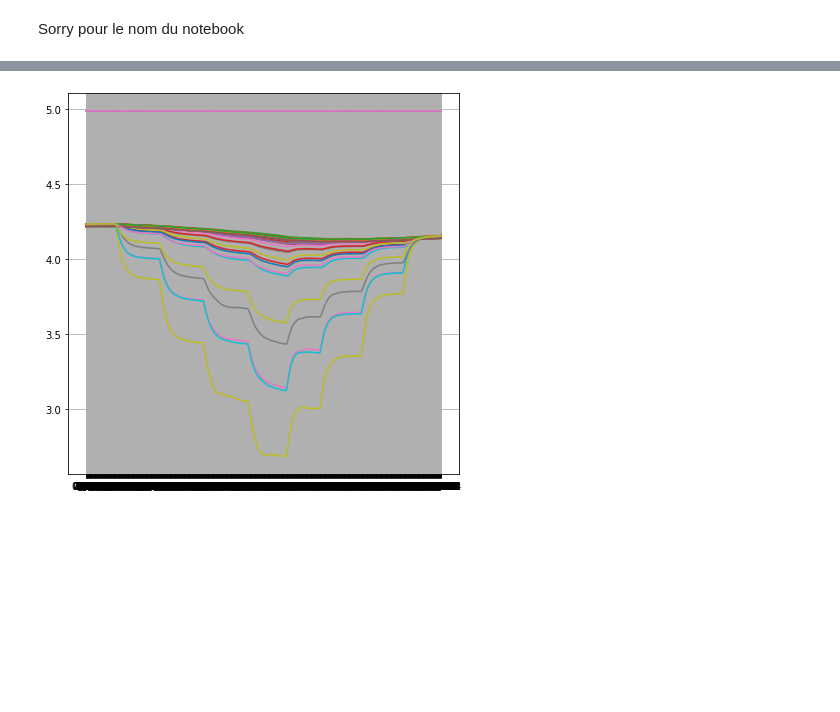
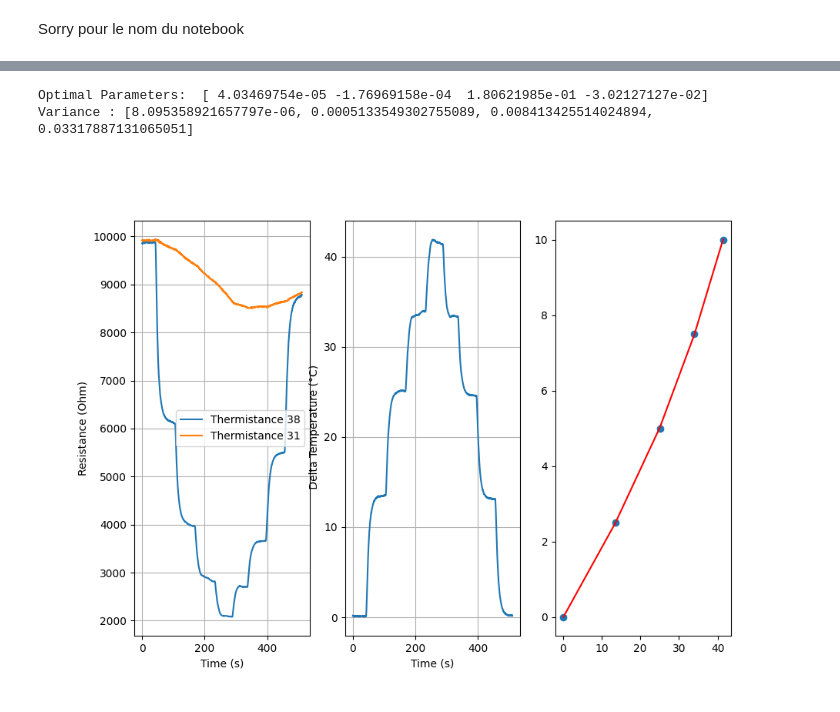
Before and after one commit to sapar82/Design-3-Team-2, a Jupyter notebook: Programmation/Debuggage/Script Python/notebook.ipynb, the cells around one changed output, grey strips where cells are left out. Saved outputs shown, nothing was run; the diff lists cells and outputs as text; code cells hidden in the pictures; blank space fills up the shorter version.

```diff
--- a/Programmation/Debuggage/Script Python/notebook.ipynb
+++ b/Programmation/Debuggage/Script Python/notebook.ipynb
@@ -89,18 +207,52 @@ columns = ["time", "power", "x", "y", "tension", 'temp',
             '49', '50', '51', '52', '53', '54', '55', '56', '57', '58', '59']
 data.columns = columns
 #set time as index
-data = data.set_index("time")
+
 #change type from str to float where , is replaced by .
 data = data.replace(',','.', regex=True)
 data = data.astype(float)
-# %%
-tensions = np.array(data.iloc[:, 5:])
-#get min value in tensions and get indezx
-minvalue = np.min(tensions)
-minindex = np.argmin(tensions)
-#plot the column with the min value
-fig, ax = plt.subplots(1, 1, figsize=(7, 7))
-ax.plot(data.index, tensions)
-ax.grid()
-# %% [output]
-[figure, removed]
+# %%
+tensions = np.array(data.iloc[:, 6:])
+#get min value in tensions and get indezx
+minvalue = np.min(tensions)
+minindex = np.argmin(tensions)
+#plot the column with the min value
+hotter_tension = tensions[:, 38]
+hotter_resistance = VtoR(hotter_tension)
+hotter_temp = VtoT(hotter_tension)
+
+ref_tension = tensions[:, 31]
+ref_resistance = VtoR(ref_tension)
+ref_temp = VtoT(ref_tension)
+
+deltaT = hotter_temp - ref_temp
+
+time = data['time']
+y1 = [0, 2.5,5,7.5,10]
+x = [deltaT[0], deltaT[230], deltaT[372], deltaT[510], deltaT[632]]
+x =	np.array(x)
+
+popt = curvefit(x, y1, degree3)
+
+
+fig, ax = plt.subplots(1, 3, figsize=(10, 7))
+ax[0].plot(time, hotter_resistance, label="Thermistance 38")
+ax[0].plot(time, ref_resistance, label="Thermistance 31")
+ax[1].plot(time, deltaT)
+ax[0].legend()
+#x title
+ax[0].set_xlabel("Time (s)")
+ax[1].set_xlabel("Time (s)")
+#y title
+ax[0].set_ylabel("Resistance (Ohm)")
+ax[1].set_ylabel(" Delta Temperature (°C)")
+#set x ticks to be every 10 seconds
+#ax.set_xticks(np.arange(0, data.index[-1], 10))
+ax[2].plot(x, y1, 'o', label='original data')
+ax[2].plot(x, degree3(x, *popt), 'r', label='fit')
+ax[0].grid()
+ax[1].grid()
+# %% [output]
+Optimal Parameters:  [ 4.03469754e-05 -1.76969158e-04  1.80621985e-01 -3.02127127e-02]
+Variance : [8.095358921657797e-06, 0.0005133549302755089, 0.008413425514024894, 0.03317887131065051]
+[figure, added]
```
Also changed, not shown: parts of 18 cells of this notebook, 2 other files.
